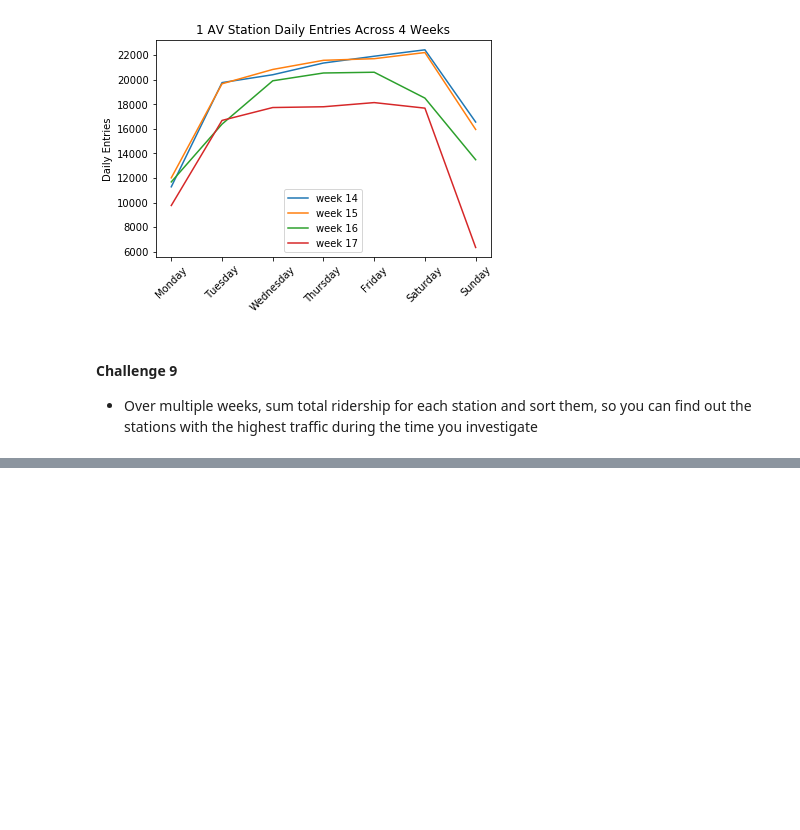
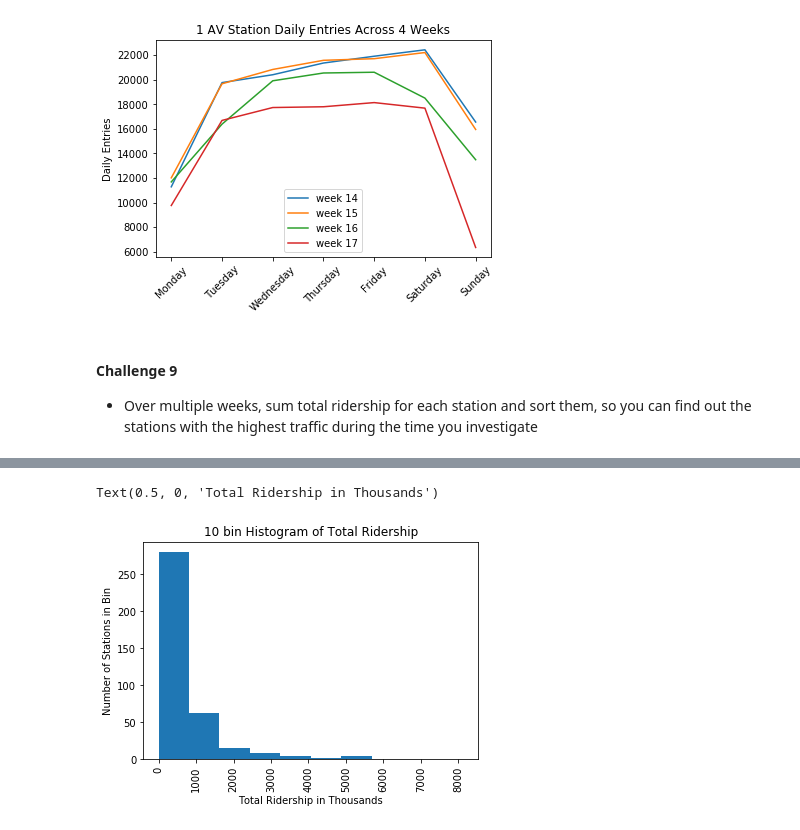
Before and after one commit to ekand/mtacular, a Jupyter notebook: notebooks/eric_challenge1.ipynb, the cells around one changed output, grey strips where cells are left out. Cells and saved outputs as stored; diff of their text form; code cells hidden in the pictures; blank space fills up the shorter version.

```diff
--- a/notebooks/eric_challenge1.ipynb
+++ b/notebooks/eric_challenge1.ipynb
@@ -370,0 +424,12 @@ Text(0.5, 1.0, '1 AV Station Daily Entries Across 4 Weeks')
+# %%
+# histogram
+bins = 10
+x = mta_sta_tots['INS']/1000
+plt.hist(x,bins=bins)
+plt.xticks(rotation='vertical')
+plt.title(f'{bins} bin Histogram of Total Ridership')
+plt.ylabel('Number of Stations in Bin')
+plt.xlabel('Total Ridership in Thousands')
+# %% [output]
+Text(0.5, 0, 'Total Ridership in Thousands')
+[figure, added]
```
Also changed, not shown: parts of 4 cells of this notebook, 2 other files.
